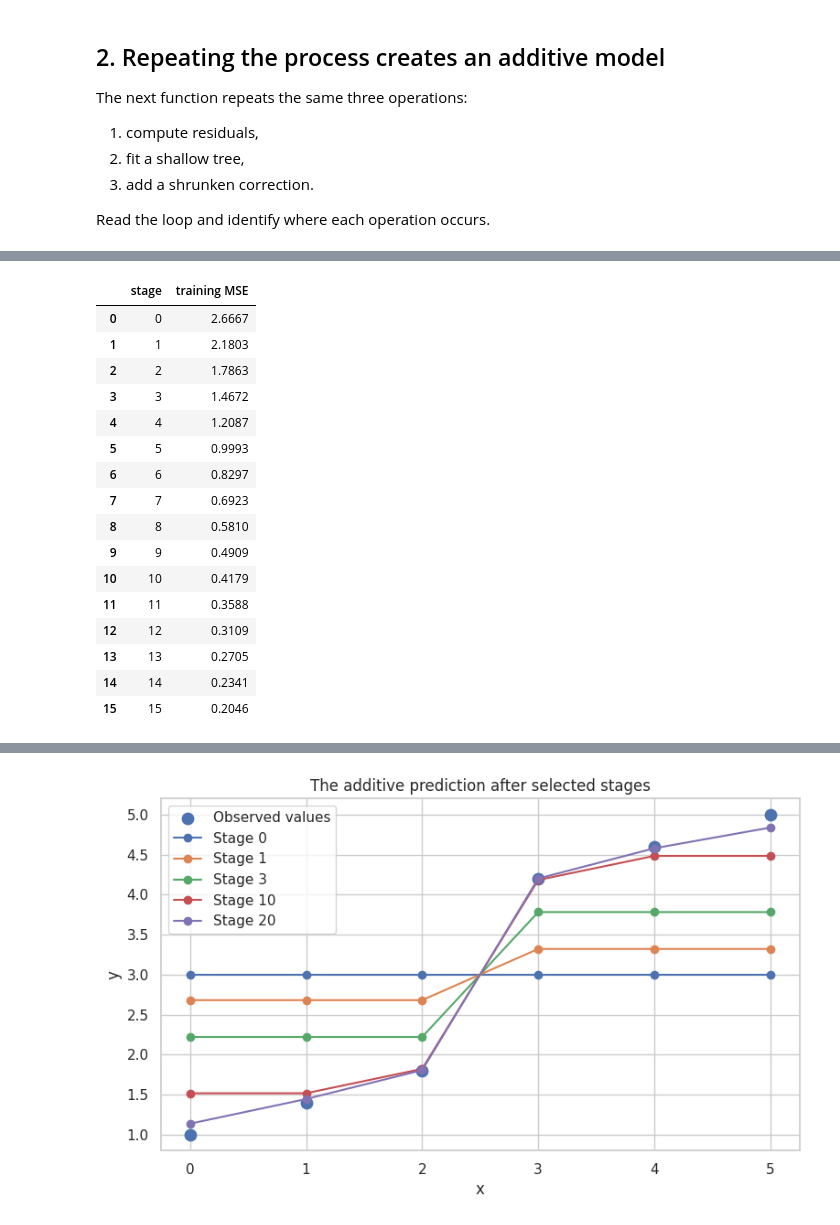
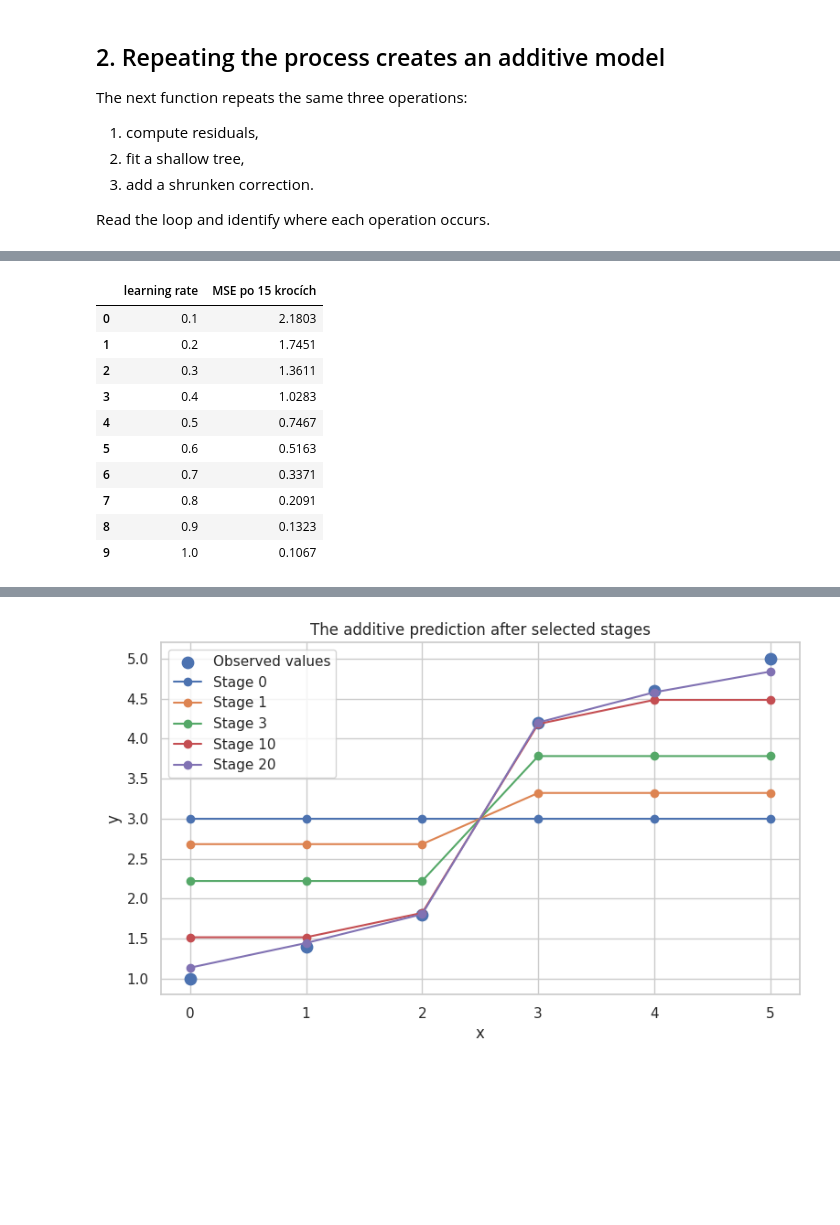
Before and after one commit to matej-hejtman/3DParticleLife, a Jupyter notebook: fml_07_student_en_active_learning.ipynb, the cells around one changed output, grey strips where cells are left out. Drawn from its saved outputs; the diff is of its cells as text; code cells hidden in the pictures; blank space fills up the shorter version.

```diff
--- a/fml_07_student_en_active_learning.ipynb
+++ b/fml_07_student_en_active_learning.ipynb
@@ -242,43 +242,43 @@ def fit_simple_gradient_boosting(x, y, n_stages=10, learning_rate=0.20):
 learning_rates = []   # NOVÉ – sem ukládám learning rate
 final_mse = []        # NOVÉ – sem ukládám MSE z 15. kroku
 
-for i in range(1, 11):
-    _, toy_history = fit_simple_gradient_boosting(
-        x_toy,
-        y_toy,
-        n_stages=15,
-        learning_rate=i / 10,
-    )
+for zzz in range(0, 25):
+  for i in range(1, 11):
+      _, toy_history = fit_simple_gradient_boosting(
+          x_toy,
+          y_toy,
+          n_stages=15,
+          learning_rate=i / 10,
+      )
 
-    stage_mse = [
-        mean_squared_error(y_toy, prediction)
-        for prediction in toy_history
-    ]
+      stage_mse = [
+          mean_squared_error(y_toy, prediction)
+          for prediction in toy_history
+      ]
 
-    print(f'learning_rate = {i / 10}')
-    # display(pd.DataFrame({
-    #     'stage': range(len(stage_mse)),
-    #     'training MSE': stage_mse,
-    # }).round(4))
+      print(f'learning_rate = {i / 10}')
+      # display(pd.DataFrame({
+      #     'stage': range(len(stage_mse)),
+      #     'training MSE': stage_mse,
+      # }).round(4))
 
-    learning_rates.append(i / 10)      # NOVÉ
+      learning_rates.append(i / 10)      # NOVÉ
 
-    for zzz in range(15):
       final_mse.append(stage_mse[zzz])    # NOVÉ – 15. krok (index 15 = poslední)
 
 
-# NOVÉ – souhrnná tabulka a graf (mimo cyklus, bez odsazení)
-summary = pd.DataFrame({
-    'learning rate': learning_rates,
-    'MSE po 15 krocích': final_mse,
-})
-display(summary.round(4))
+  # NOVÉ – souhrnná tabulka a graf (mimo cyklus, bez odsazení)
+  summary = pd.DataFrame({
+      'learning rate': learning_rates,
+      'MSE po 15 krocích': final_mse,
+  })
+  display(summary.round(4))
 
-plt.figure(figsize=(8, 4.5))
-plt.bar([str(lr) for lr in learning_rates], final_mse)
-plt.xlabel('learning rate')
-plt.ylabel('Training MSE po 15 krocích')
-plt.title('Vliv learning rate na trénovací chybu (15 stumpů)')
-plt.show()
+  plt.figure(figsize=(8, 4.5))
+  plt.bar([str(lr) for lr in learning_rates], final_mse)
+  plt.xlabel('learning rate')
+  plt.ylabel('Training MSE po 15 krocích')
+  plt.title('Vliv learning rate na trénovací chybu (15 stumpů)')
+  plt.show()
 # %% [output]
 learning_rate = 0.1
@@ -285,17 +294,11 @@ learning_rate = 0.1
-|  | stage | training MSE |
-| 0 | 0 | 2.6667 |
-| 1 | 1 | 2.1803 |
-| 2 | 2 | 1.7863 |
-| 3 | 3 | 1.4672 |
-| 4 | 4 | 1.2087 |
-| 5 | 5 | 0.9993 |
-| 6 | 6 | 0.8297 |
-| 7 | 7 | 0.6923 |
-| 8 | 8 | 0.5810 |
-| 9 | 9 | 0.4909 |
-| 10 | 10 | 0.4179 |
-| 11 | 11 | 0.3588 |
-| 12 | 12 | 0.3109 |
-| 13 | 13 | 0.2705 |
-| 14 | 14 | 0.2341 |
-| 15 | 15 | 0.2046 |
+|  | learning rate | MSE po 15 krocích |
+| 0 | 0.1 | 2.1803 |
+| 1 | 0.2 | 1.7451 |
+| 2 | 0.3 | 1.3611 |
+| 3 | 0.4 | 1.0283 |
+| 4 | 0.5 | 0.7467 |
+| 5 | 0.6 | 0.5163 |
+| 6 | 0.7 | 0.3371 |
+| 7 | 0.8 | 0.2091 |
+| 8 | 0.9 | 0.1323 |
+| 9 | 1.0 | 0.1067 |
```
Also changed, not shown: parts of 1 cell of this notebook.
